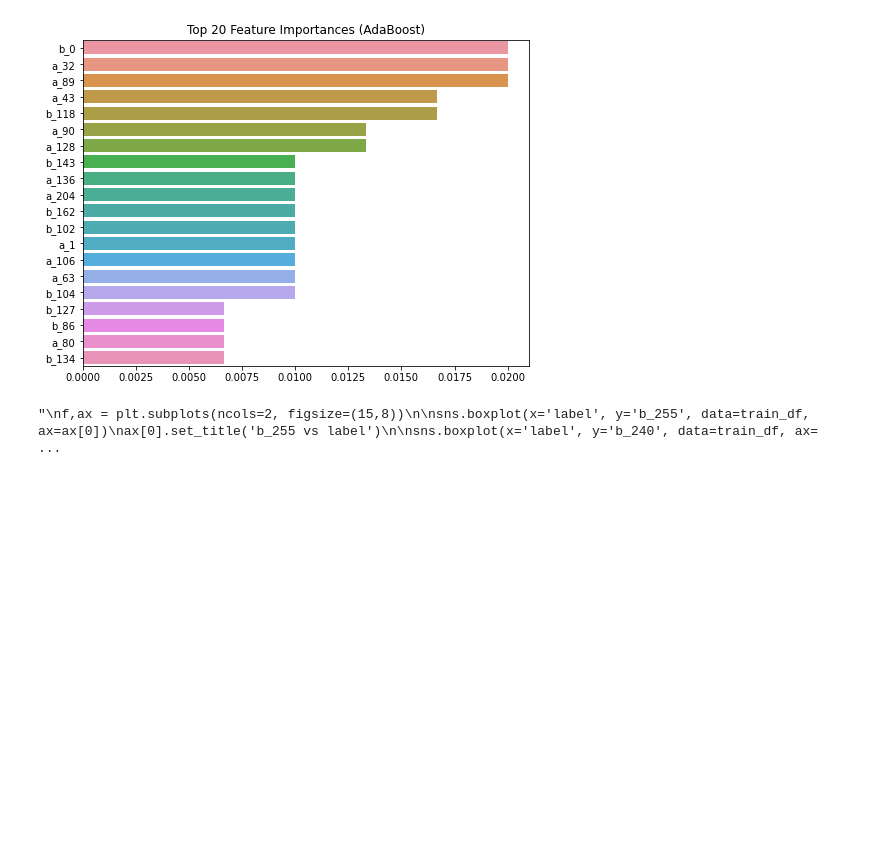
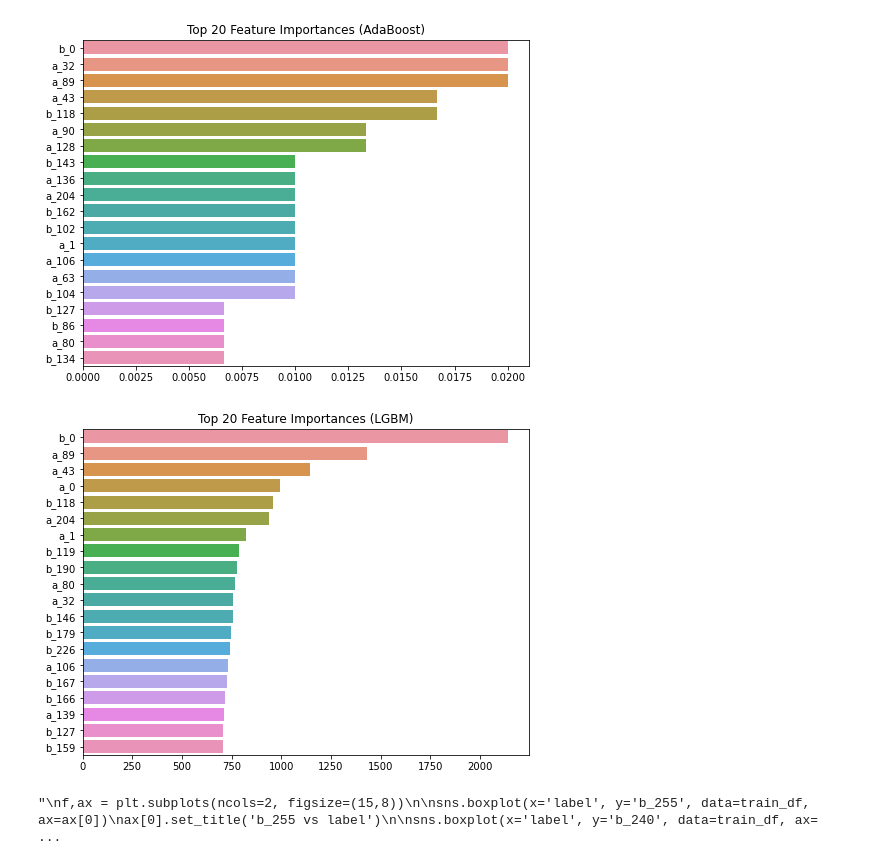
Before and after one commit to Hoseo-IELab/Hoseo_AI_Competition, a Jupyter notebook: feature_importance & remove_outlier.ipynb, the cells around one changed output. Cells and saved outputs as stored; diff of their text form; code cells hidden in the pictures; blank space fills up the shorter version.

```diff
--- a/feature_importance & remove_outlier.ipynb
+++ b/feature_importance & remove_outlier.ipynb
@@ -640,6 +659,18 @@ sns.barplot(x=ft_top20, y=ft_top20.index)
 plt.show()
 # %% [output]
 [figure]
+# %%
+ft_importance_values = lgbm.feature_importances_
+
+ft_series = pd.Series(ft_importance_values, index = x_train.columns)
+ft_top20 = ft_series.sort_values(ascending=False)[:20]
+
+plt.figure(figsize=(8,6))
+plt.title('Top 20 Feature Importances (LGBM)')
+sns.barplot(x=ft_top20, y=ft_top20.index)
+plt.show()
+# %% [output]
+[figure, added]
 # %%
 """
 f,ax = plt.subplots(ncols=2, figsize=(15,8))
```
Also changed, not shown: parts of 83 cells of this notebook, 10 other files.
